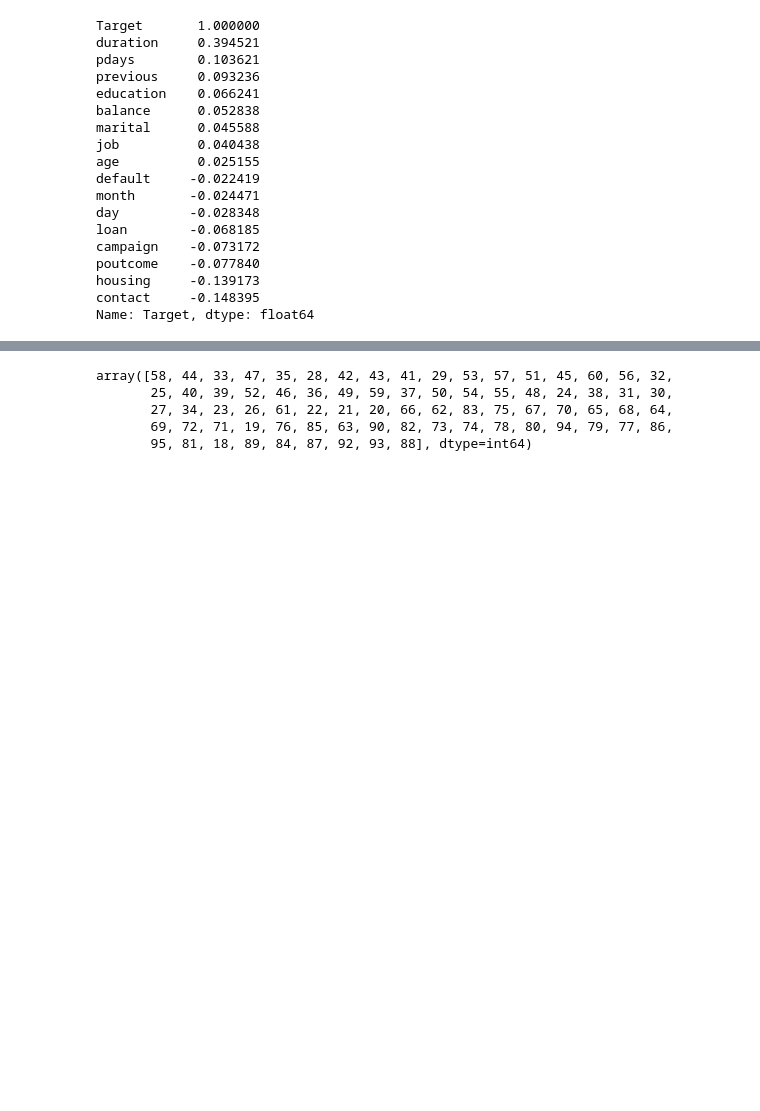
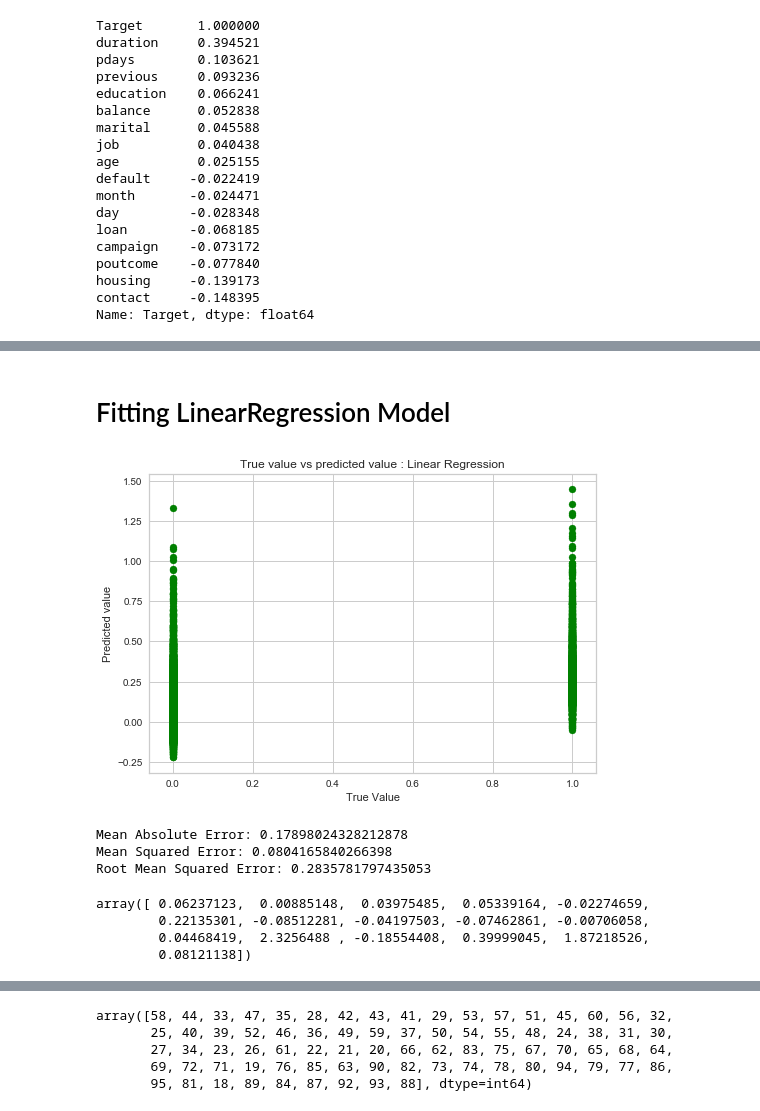
Before and after one commit to rajkumarin/Advertisement_effectiveness, a Jupyter notebook: ML project Harrisburg.ipynb, the cells around one changed output, grey strips where cells are left out. Drawn from its saved outputs; the diff is of its cells as text; code cells hidden in the pictures; blank space fills up the shorter version.

```diff
--- a/ML project Harrisburg.ipynb
+++ b/ML project Harrisburg.ipynb
@@ -329,0 +356,15 @@ cor_matrix
+# %%
+# We will use the data frame where we had created dummy variables
+y = df2['Target'].values
+X = df2.drop(columns = ['Target'])
+# Scaling all the variables to a range of 0 to 1
+from sklearn.preprocessing import MinMaxScaler
+features = X.columns.values
+scaler = MinMaxScaler(feature_range = (0,1))
+scaler.fit(X)
+X = pd.DataFrame(scaler.transform(X))
+X.columns = features
+# %%
+# Create Train & Test Data
+from sklearn.model_selection import train_test_split
+X_train, X_test, y_train, y_test = train_test_split(X, y, test_size=0.3, random_state=101)
@@ -329,0 +381,35 @@ cor_matrix
+# %% [markdown]
+# Fitting LinearRegression Model
+# %%
+from sklearn.linear_model import LinearRegression
+regressor = LinearRegression()
+regressor.fit(X_train, y_train)
+
+# predicting the test set results
+y_pred = regressor.predict(X_test)
+# %%
+y_pred = regressor.predict(X_test)
+# %%
+plt.scatter(y_test, y_pred, c = 'green')
+plt.xlabel("True Value")
+plt.ylabel("Predicted value")
+plt.title("True value vs predicted value : Linear Regression")
+plt.show()
+# %% [output]
+[figure, added]
+# %%
+import sklearn.metrics as metrics
+print('Mean Absolute Error:', metrics.mean_absolute_error(y_test, y_pred))
+print('Mean Squared Error:', metrics.mean_squared_error(y_test, y_pred))
+print('Root Mean Squared Error:', np.sqrt(metrics.mean_squared_error(y_test, y_pred)))
+# %% [output]
+Mean Absolute Error: 0.17898024328212878
+Mean Squared Error: 0.0804165840266398
+Root Mean Squared Error: 0.2835781797435053
+# %%
+regressor.coef_
+# %% [output]
+array([ 0.06237123,  0.00885148,  0.03975485,  0.05339164, -0.02274659,
+        0.22135301, -0.08512281, -0.04197503, -0.07462861, -0.00706058,
+        0.04468419,  2.3256488 , -0.18554408,  0.39999045,  1.87218526,
+        0.08121138])
```
Also changed, not shown: parts of 74 cells of this notebook, 1 other file.
